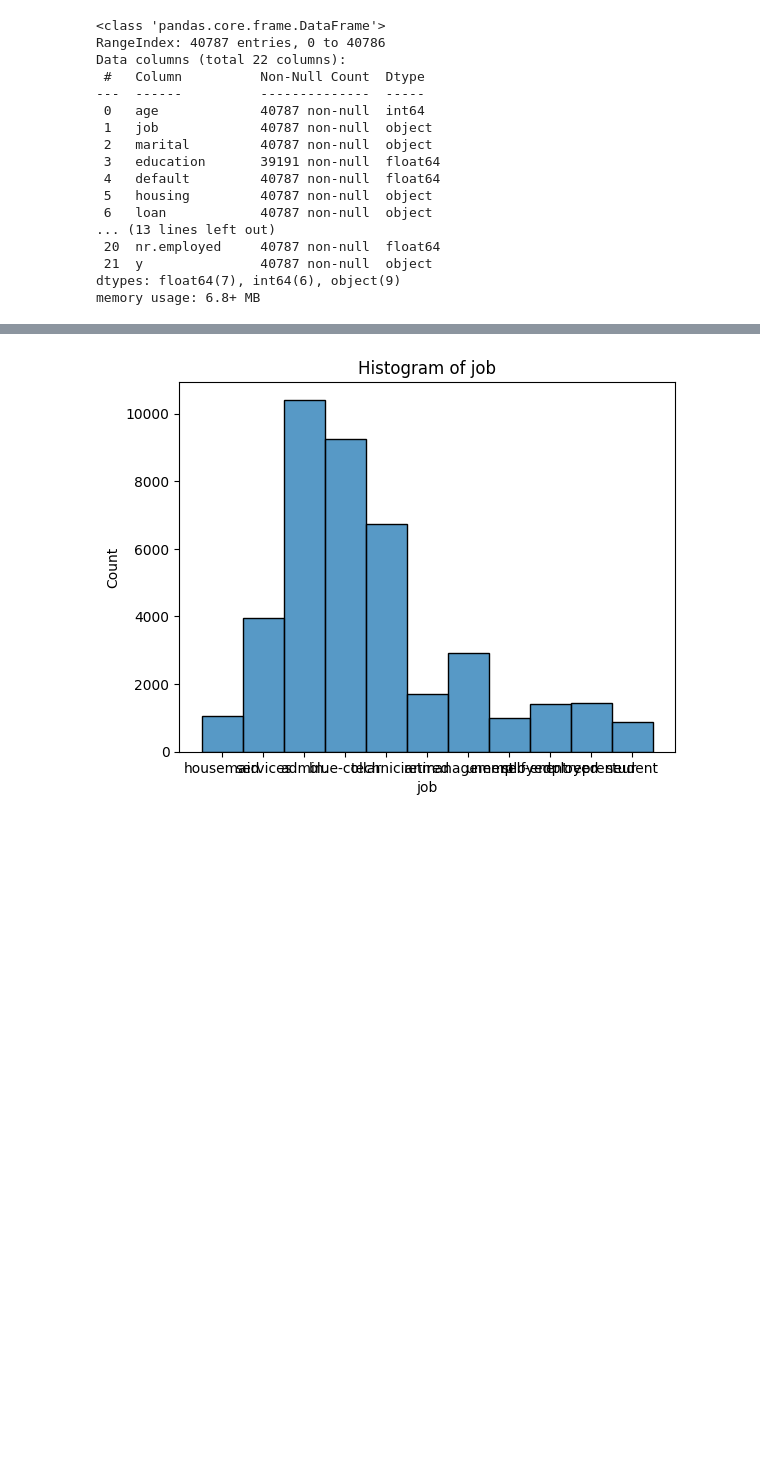
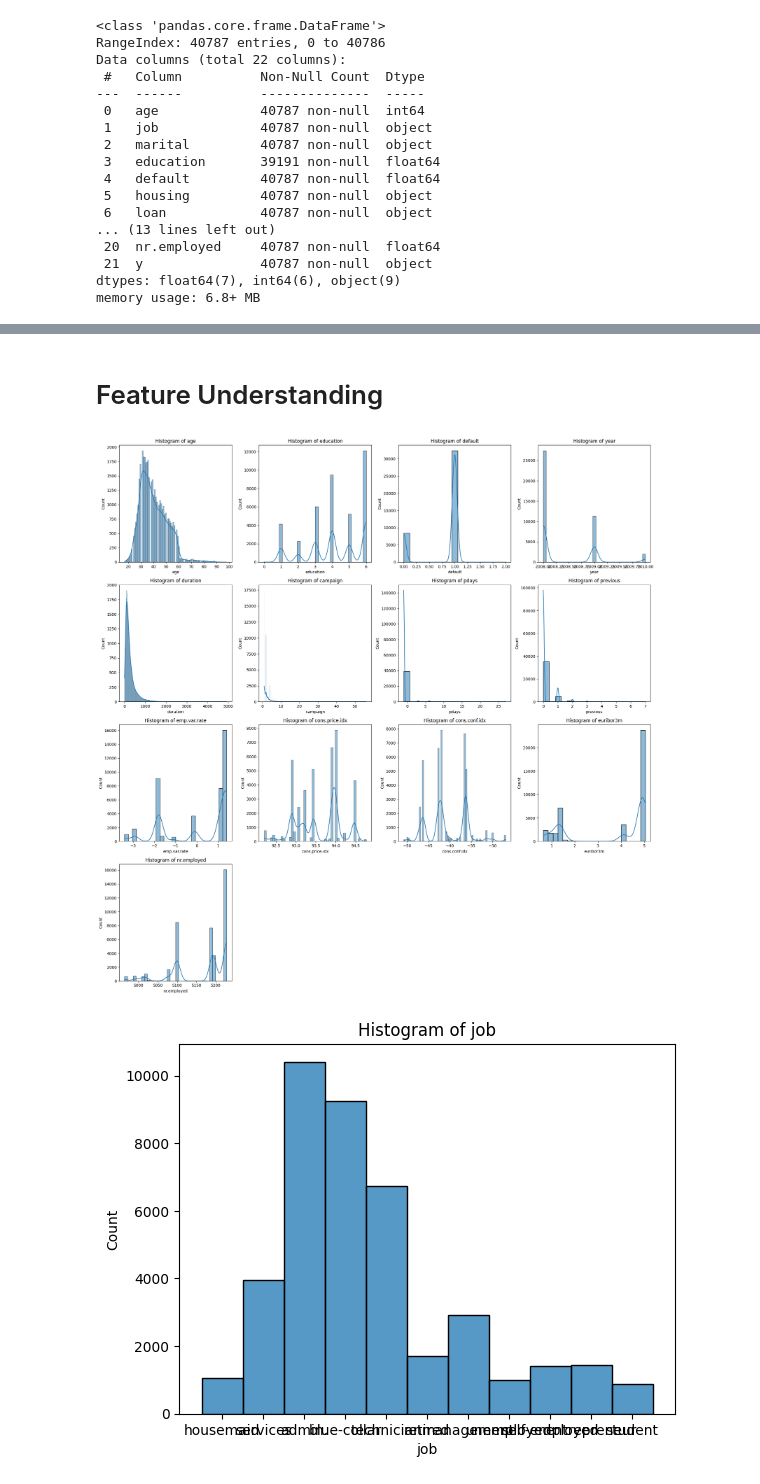
Before and after one commit to tassalor1/Bank-Term-Deposit-Prediction, a Jupyter notebook: Connor_EDA.ipynb, the cells around one changed output, grey strips where cells are left out. Saved outputs shown, nothing was run; the diff lists cells and outputs as text; code cells hidden in the pictures; blank space fills up the shorter version.

```diff
--- a/Connor_EDA.ipynb
+++ b/Connor_EDA.ipynb
@@ -39,14 +39,3 @@ Data columns (total 22 columns):
  21  y               40787 non-null  object
 dtypes: float64(7), int64(6), object(9)
 memory usage: 6.8+ MB
-# %%
-# Define the list of continuous columns
-continuous_cols = ["age", "education", "default", "year", "duration", "campaign", "pdays", "previous",
-                   "emp.var.rate", "cons.price.idx", "cons.conf.idx", "euribor3m", "nr.employed"]
-
-# Analyze continuous variables
-for col in continuous_cols:
-    plt.figure()
-    sns.histplot(data=df, x=col, kde=True)
-    plt.title(f'Histogram of {col}')
-    plt.show()
@@ -67,3 +42,32 @@ for col in continuous_cols:
+# %% [markdown]
+# Feature Understanding
+# %%
+# Define the list of continuous columns
+continuous_cols = ["age", "education", "default", "year", "duration", "campaign", "pdays", "previous",
+                   "emp.var.rate", "cons.price.idx", "cons.conf.idx", "euribor3m", "nr.employed"]
+
+# Set the number of columns and rows for the subplot grid
+num_cols = 4
+num_rows = len(continuous_cols) // num_cols + (1 if len(continuous_cols) % num_cols > 0 else 0)
+
+# Initialize the subplot grid
+fig, axes = plt.subplots(nrows=num_rows, ncols=num_cols, figsize=(20, num_rows * 5))
+axes = axes.flatten()  # Flatten the 2D axes array
+
+# Loop through the continuous columns and plot the histograms
+for idx, col in enumerate(continuous_cols):
+    sns.histplot(data=df, x=col, kde=True, ax=axes[idx])
+    axes[idx].set_title(f'Histogram of {col}')
+
+# Remove extra subplots (if any)
+for idx in range(len(continuous_cols), num_rows * num_cols):
+    fig.delaxes(axes[idx])
+
+# Display the plots
+plt.tight_layout()
+plt.show()
+# %% [output]
+[figure, added]
 # %%
 categorical_cols = ["job", "marital", "housing", "loan", "contact", "month", "day_of_week", "poutcome", "y"]
 
```
Also changed, not shown: parts of 1 cell of this notebook.
